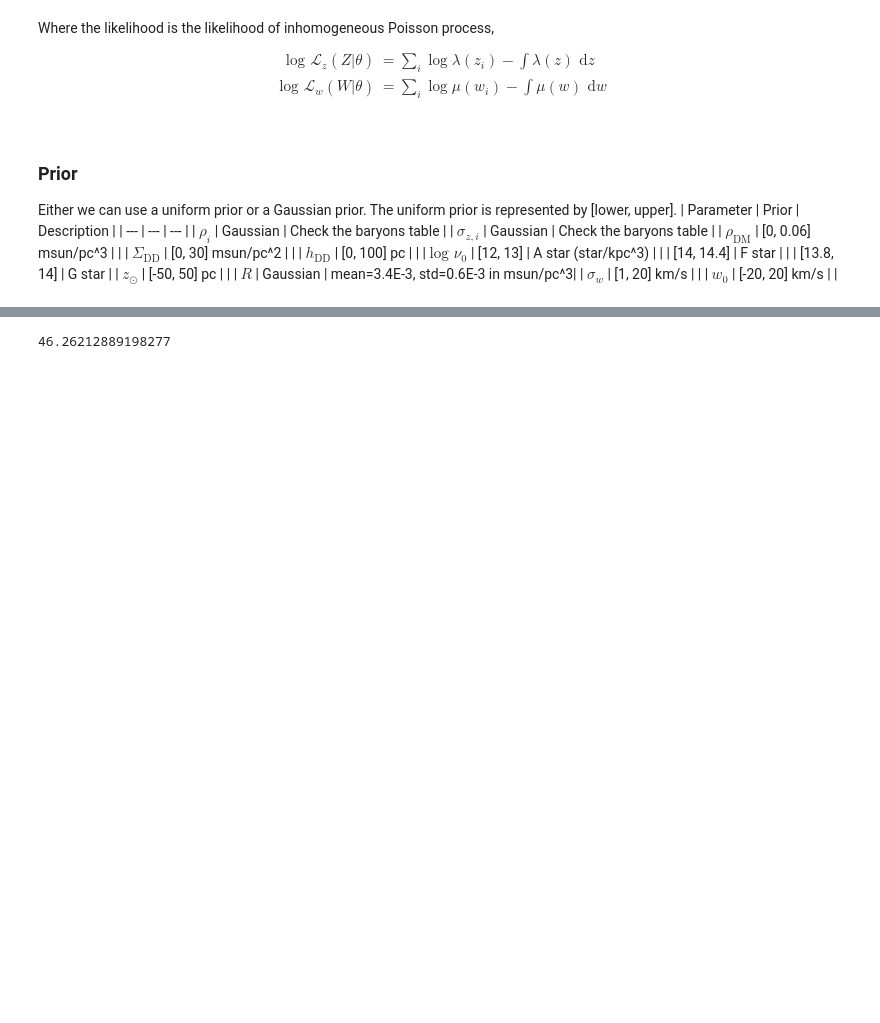
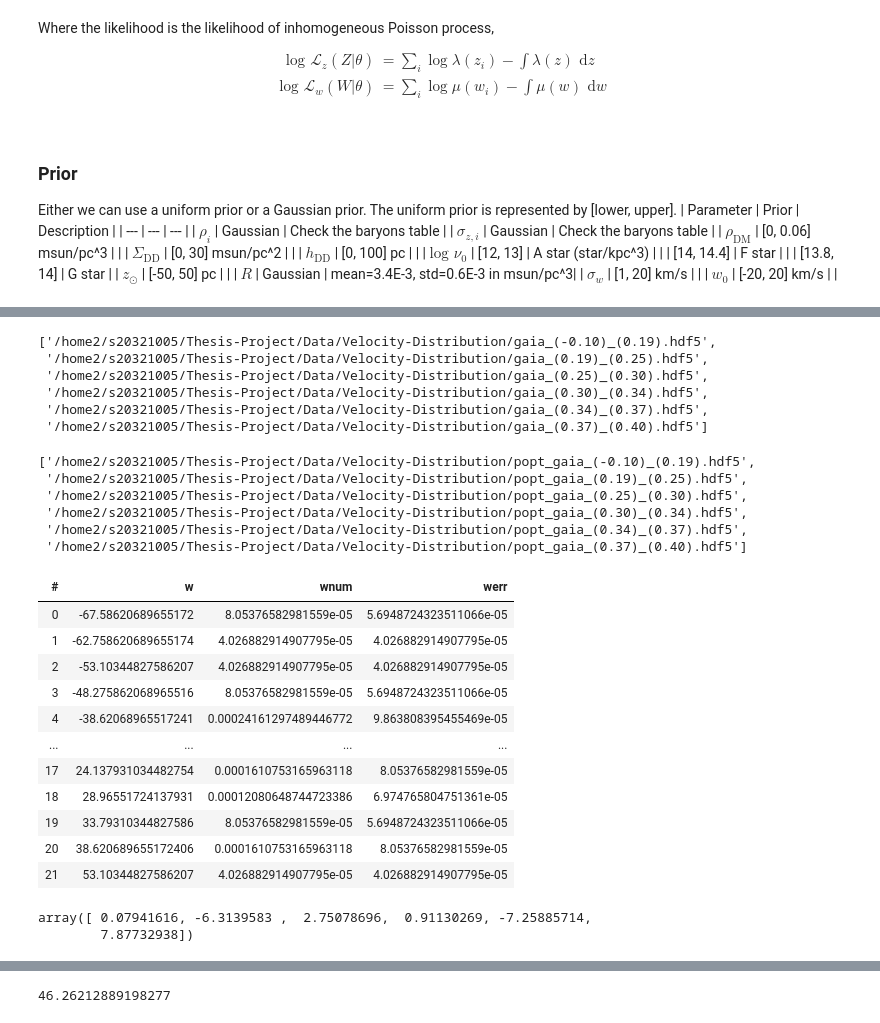
Before and after one commit to Alisyaifudin/Thesis-Project, a Jupyter notebook: 4_Gravity/4.3. MCMC.ipynb, the cells around one changed output, grey strips where cells are left out. Cells and saved outputs as stored; diff of their text form; code cells hidden in the pictures; blank space fills up the shorter version.

```diff
--- a/4_Gravity/4.3. MCMC.ipynb
+++ b/4_Gravity/4.3. MCMC.ipynb
@@ -127,0 +170,45 @@ Either we can use a uniform prior or a Gaussian prior. The uniform prior is repr
+# %%
+velocity_files = glob(join(data_velocity_dir, "gaia_*.hdf5"))
+velocity_files.sort()
+velocity_files
+# %% [output]
+['/home2/s20321005/Thesis-Project/Data/Velocity-Distribution/gaia_(-0.10)_(0.19).hdf5',
+ '/home2/s20321005/Thesis-Project/Data/Velocity-Distribution/gaia_(0.19)_(0.25).hdf5',
+ '/home2/s20321005/Thesis-Project/Data/Velocity-Distribution/gaia_(0.25)_(0.30).hdf5',
+ '/home2/s20321005/Thesis-Project/Data/Velocity-Distribution/gaia_(0.30)_(0.34).hdf5',
+ '/home2/s20321005/Thesis-Project/Data/Velocity-Distribution/gaia_(0.34)_(0.37).hdf5',
+ '/home2/s20321005/Thesis-Project/Data/Velocity-Distribution/gaia_(0.37)_(0.40).hdf5']
+# %%
+velocity_popt_files = glob(join(data_velocity_dir, "popt_gaia_*.hdf5"))
+velocity_popt_files.sort()
+velocity_popt_files
+# %% [output]
+['/home2/s20321005/Thesis-Project/Data/Velocity-Distribution/popt_gaia_(-0.10)_(0.19).hdf5',
+ '/home2/s20321005/Thesis-Project/Data/Velocity-Distribution/popt_gaia_(0.19)_(0.25).hdf5',
+ '/home2/s20321005/Thesis-Project/Data/Velocity-Distribution/popt_gaia_(0.25)_(0.30).hdf5',
+ '/home2/s20321005/Thesis-Project/Data/Velocity-Distribution/popt_gaia_(0.30)_(0.34).hdf5',
+ '/home2/s20321005/Thesis-Project/Data/Velocity-Distribution/popt_gaia_(0.34)_(0.37).hdf5',
+ '/home2/s20321005/Thesis-Project/Data/Velocity-Distribution/popt_gaia_(0.37)_(0.40).hdf5']
+# %%
+df_velocity = vaex.open(velocity_files[index])
+df_velocity
+# %% [output]
+| # | w | wnum | werr |
+| 0 | -67.58620689655172 | 8.05376582981559e-05 | 5.6948724323511066e-05 |
+| 1 | -62.758620689655174 | 4.026882914907795e-05 | 4.026882914907795e-05 |
+| 2 | -53.10344827586207 | 4.026882914907795e-05 | 4.026882914907795e-05 |
+| 3 | -48.275862068965516 | 8.05376582981559e-05 | 5.6948724323511066e-05 |
+| 4 | -38.62068965517241 | 0.00024161297489446772 | 9.863808395455469e-05 |
+| ... | ... | ... | ... |
+| 17 | 24.137931034482754 | 0.0001610753165963118 | 8.05376582981559e-05 |
+| 18 | 28.96551724137931 | 0.00012080648744723386 | 6.974765804751361e-05 |
+| 19 | 33.79310344827586 | 8.05376582981559e-05 | 5.6948724323511066e-05 |
+| 20 | 38.620689655172406 | 0.0001610753165963118 | 8.05376582981559e-05 |
+| 21 | 53.10344827586207 | 4.026882914907795e-05 | 4.026882914907795e-05 |
+# %%
+df_popt = vaex.open(velocity_popt_files[index])
+popt = df_popt['popt'].to_numpy()
+popt
+# %% [output]
+array([ 0.07941616, -6.3139583 ,  2.75078696,  0.91130269, -7.25885714,
+        7.87732938])
```
Also changed, not shown: parts of 5 cells of this notebook.
